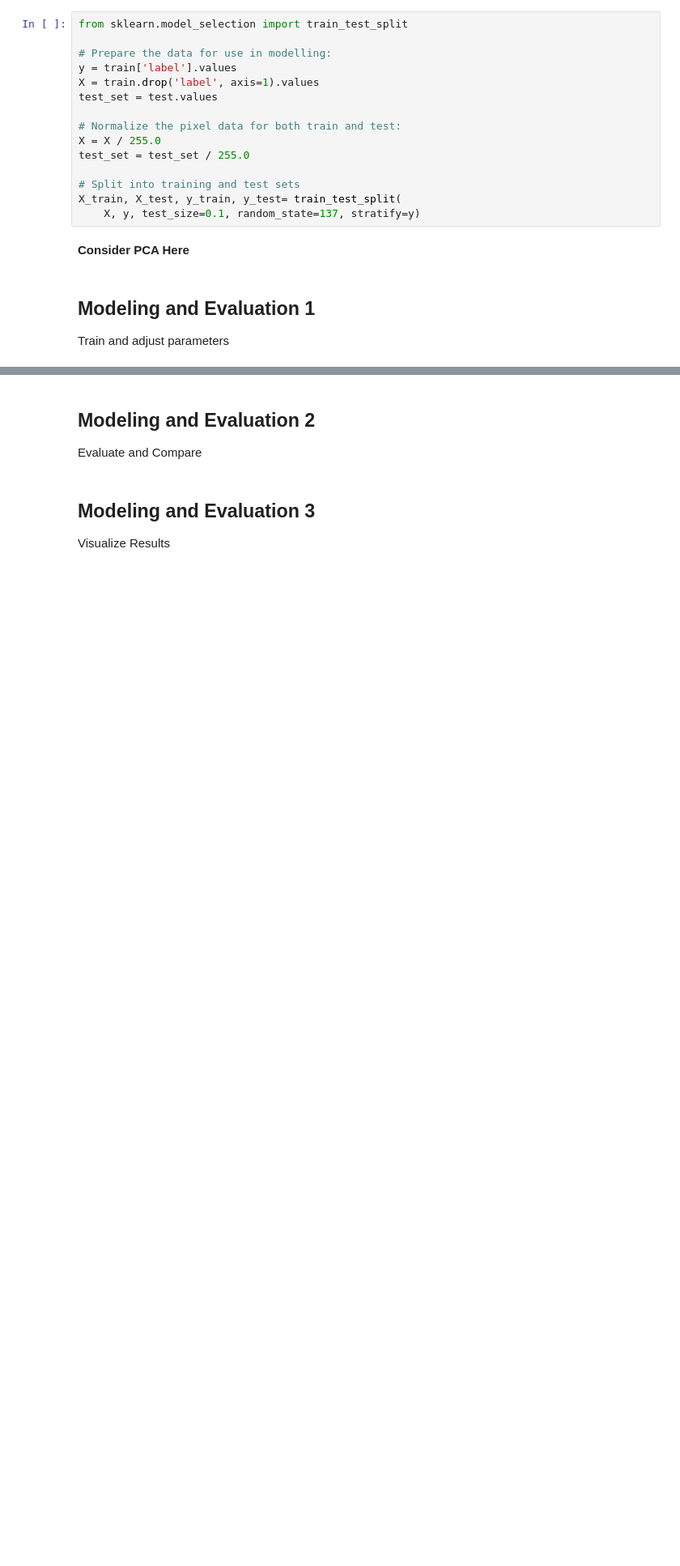
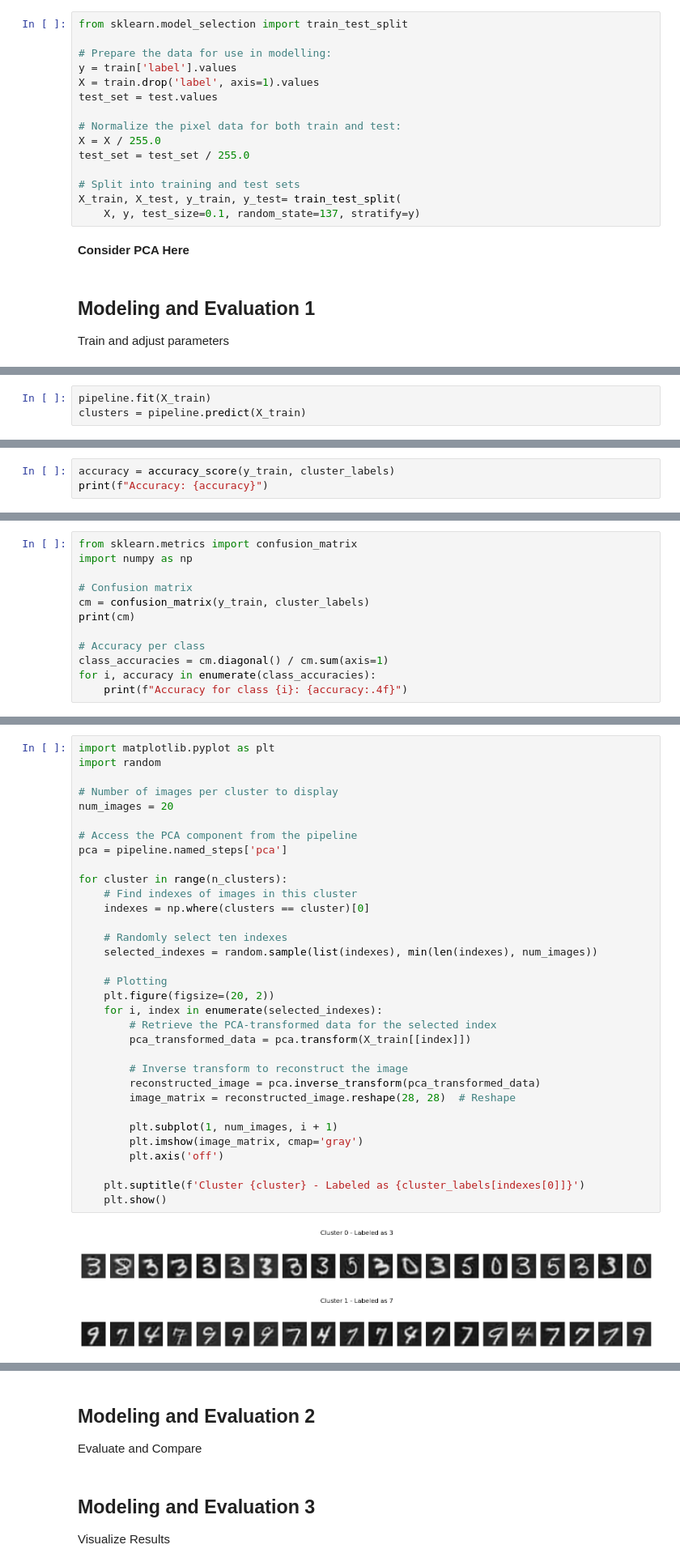
Before and after one commit to NickSager/DS7331_Projects, a Jupyter notebook: Lab03.ipynb, the cells around one changed output, grey strips where cells are left out. Shown at 81% size. Saved outputs shown, nothing was run; the diff lists cells and outputs as text; blank space fills up the shorter version.

Commit message:
Data writeup. Initial clustering

```diff
--- a/Lab03.ipynb
+++ b/Lab03.ipynb
@@ -269,0 +308,3 @@ Train and adjust parameters
+# %%
+pipeline.fit(X_train)
+clusters = pipeline.predict(X_train)
@@ -269,0 +317,3 @@ Train and adjust parameters
+# %%
+accuracy = accuracy_score(y_train, cluster_labels)
+print(f"Accuracy: {accuracy}")
@@ -269,0 +322,12 @@ Train and adjust parameters
+# %%
+from sklearn.metrics import confusion_matrix
+import numpy as np
+
+# Confusion matrix
+cm = confusion_matrix(y_train, cluster_labels)
+print(cm)
+
+# Accuracy per class
+class_accuracies = cm.diagonal() / cm.sum(axis=1)
+for i, accuracy in enumerate(class_accuracies):
+    print(f"Accuracy for class {i}: {accuracy:.4f}")
@@ -269,0 +355,36 @@ Train and adjust parameters
+# %%
+import matplotlib.pyplot as plt
+import random
+
+# Number of images per cluster to display
+num_images = 20
+
+# Access the PCA component from the pipeline
+pca = pipeline.named_steps['pca']
+
+for cluster in range(n_clusters):
+    # Find indexes of images in this cluster
+    indexes = np.where(clusters == cluster)[0]
+
+    # Randomly select ten indexes
+    selected_indexes = random.sample(list(indexes), min(len(indexes), num_images))
+
+    # Plotting
+    plt.figure(figsize=(20, 2))
+    for i, index in enumerate(selected_indexes):
+        # Retrieve the PCA-transformed data for the selected index
+        pca_transformed_data = pca.transform(X_train[[index]])
+
+        # Inverse transform to reconstruct the image
+        reconstructed_image = pca.inverse_transform(pca_transformed_data)
+        image_matrix = reconstructed_image.reshape(28, 28)  # Reshape
+
+        plt.subplot(1, num_images, i + 1)
+        plt.imshow(image_matrix, cmap='gray')
+        plt.axis('off')
+
+    plt.suptitle(f'Cluster {cluster} - Labeled as {cluster_labels[indexes[0]]}')
+    plt.show()
+# %% [output]
+[figure, added]
+[figure, added]
```
Also changed, not shown: parts of 28 cells of this notebook.
